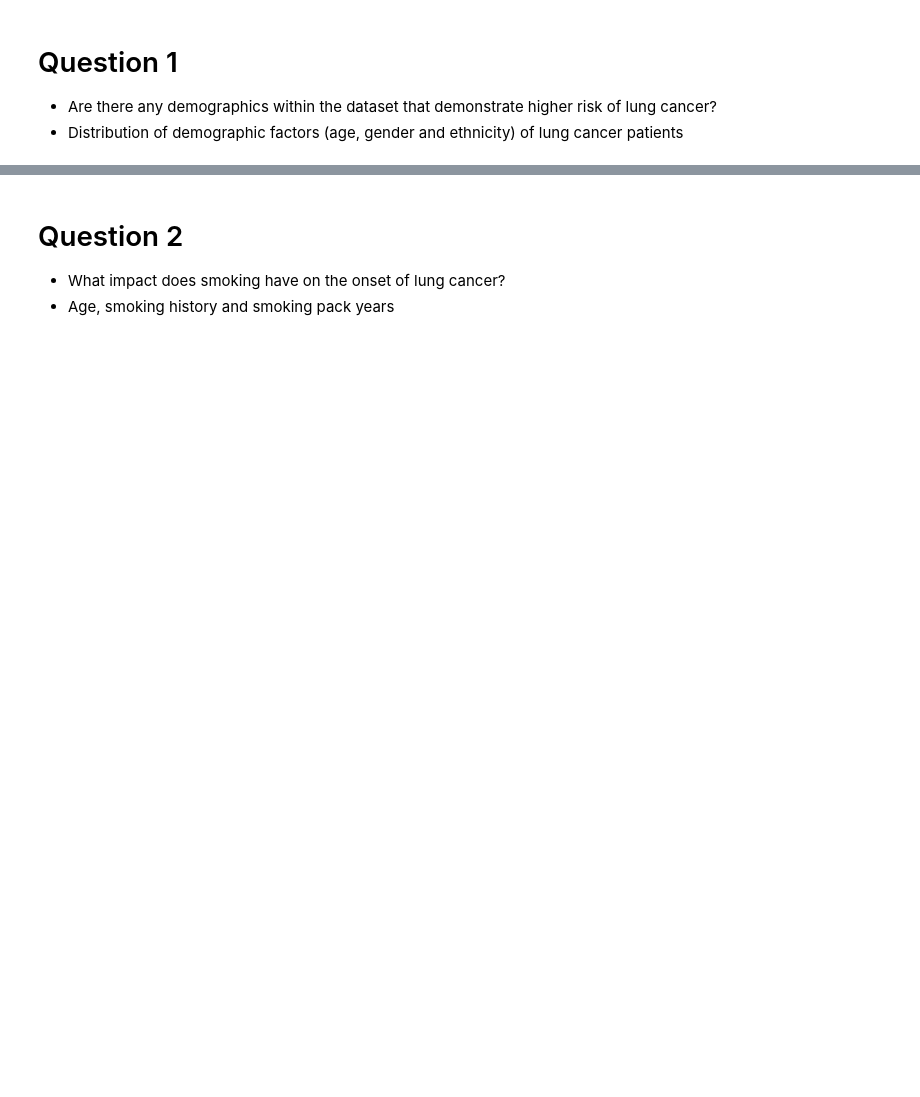
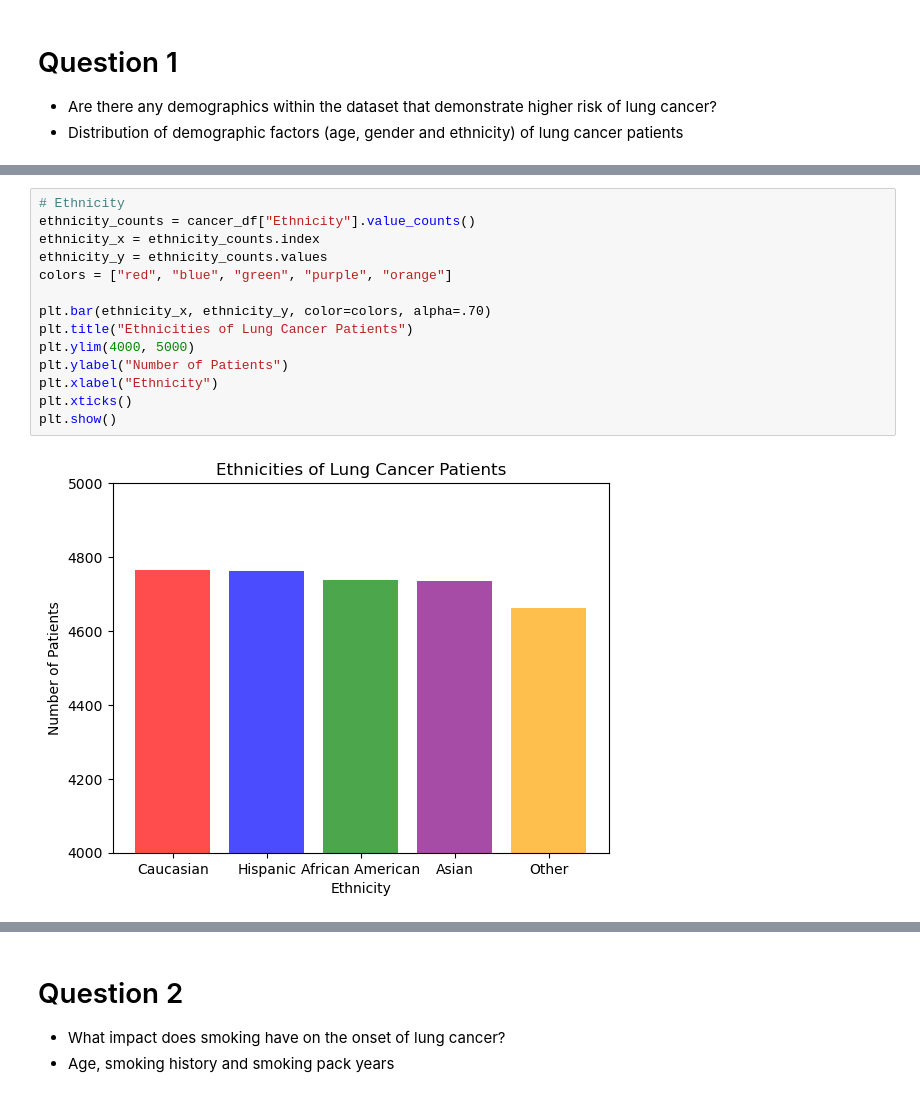
Before and after one commit to nbscarth/project-1-python, a Jupyter notebook: Project_1/lung_cancer_analysis.ipynb, the cells around one changed output, grey strips where cells are left out. Cells and saved outputs as stored; diff of their text form; blank space fills up the shorter version.

```diff
--- a/Project_1/lung_cancer_analysis.ipynb
+++ b/Project_1/lung_cancer_analysis.ipynb
@@ -64,0 +89,16 @@ Index(['Patient_ID', 'Age', 'Gender', 'Smoking_History', 'Tumor_Size_mm',
+# %%
+# Ethnicity
+ethnicity_counts = cancer_df["Ethnicity"].value_counts()
+ethnicity_x = ethnicity_counts.index
+ethnicity_y = ethnicity_counts.values
+colors = ["red", "blue", "green", "purple", "orange"]
+
+plt.bar(ethnicity_x, ethnicity_y, color=colors, alpha=.70)
+plt.title("Ethnicities of Lung Cancer Patients")
+plt.ylim(4000, 5000)
+plt.ylabel("Number of Patients")
+plt.xlabel("Ethnicity")
+plt.xticks()
+plt.show()
+# %% [output]
+[figure, added]
```
Also changed, not shown: parts of 6 cells of this notebook.
